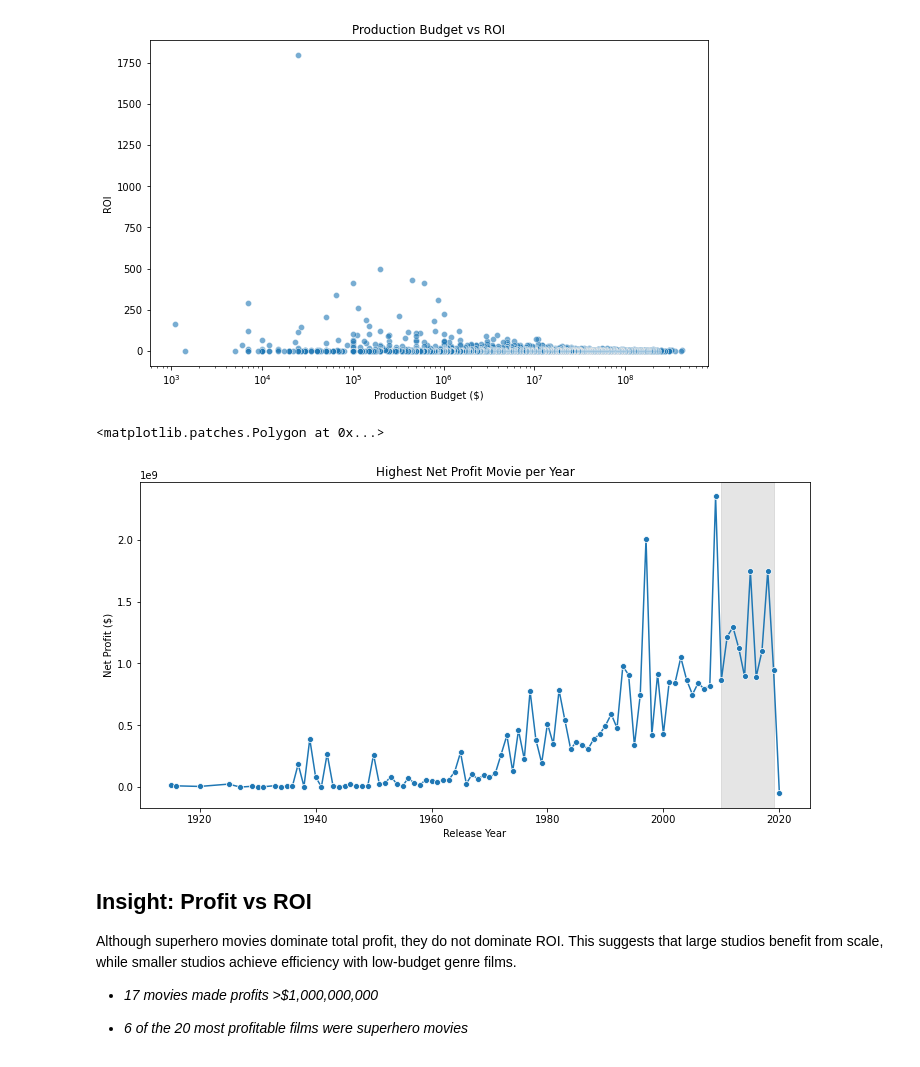
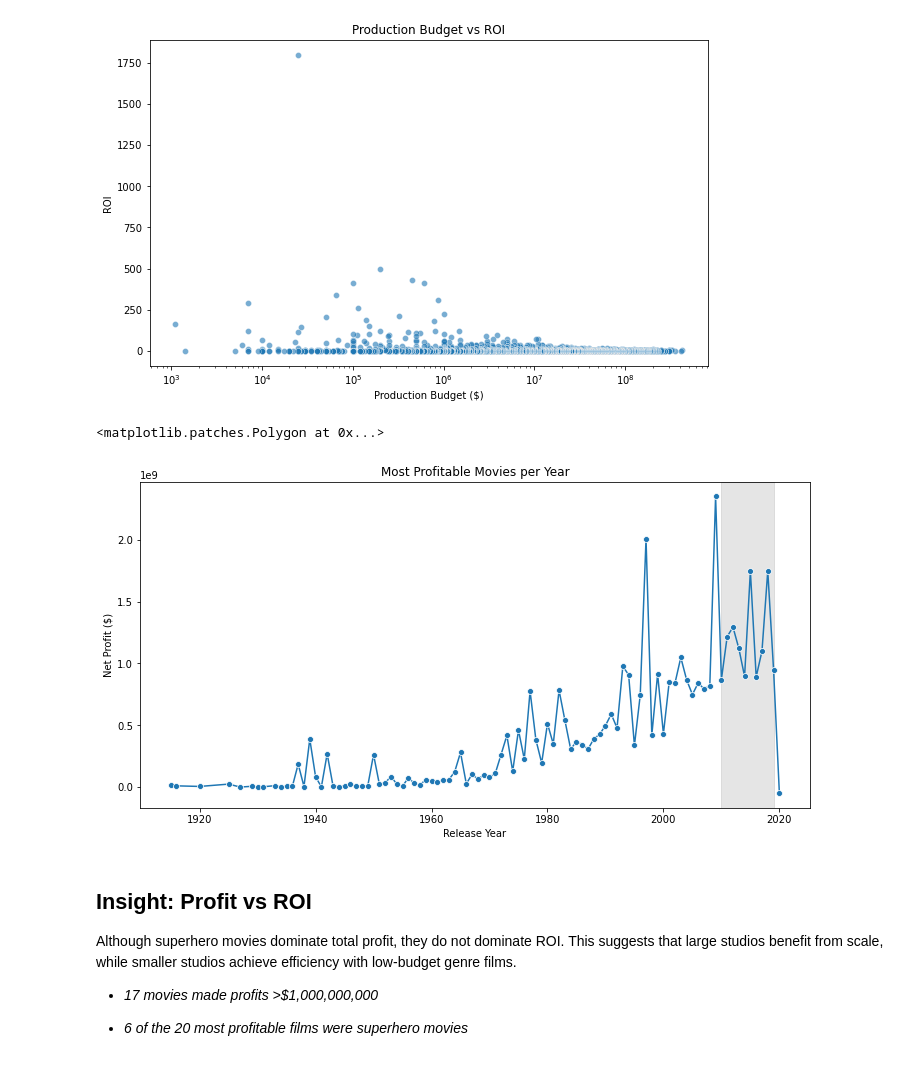
Before and after one commit to clivekinyanjui/DS-Phase_2-Group_3-Project, a Jupyter notebook: Notebook/index.ipynb, the cells around one changed output. Drawn from its saved outputs; the diff is of its cells as text; code cells hidden in the pictures.

```diff
--- a/Notebook/index.ipynb
+++ b/Notebook/index.ipynb
@@ -202,21 +202,21 @@ top_profit_per_year = (
 # %%
 
 # line plot
 plt.figure(figsize=(12,6))
 sns.lineplot(
     data=top_profit_per_year,
     x='release_year',
     y='net_profit',
     marker='o'
 )
 
-plt.title('Highest Net Profit Movie per Year')
+plt.title('Most Profitable Movies per Year')
 plt.xlabel('Release Year')
 plt.ylabel('Net Profit ($)')
 plt.axvspan(2010, 2019, color='gray', alpha=0.2, label='2010s')
 # %% [output]
 <matplotlib.patches.Polygon at 0x...>
-[figure, old version]
+[figure, new version]
 # %% [markdown]
 ## Insight: Profit vs ROI
 Although superhero movies dominate total profit, they do not dominate ROI.
```
Also changed, not shown: parts of 7 cells of this notebook.
